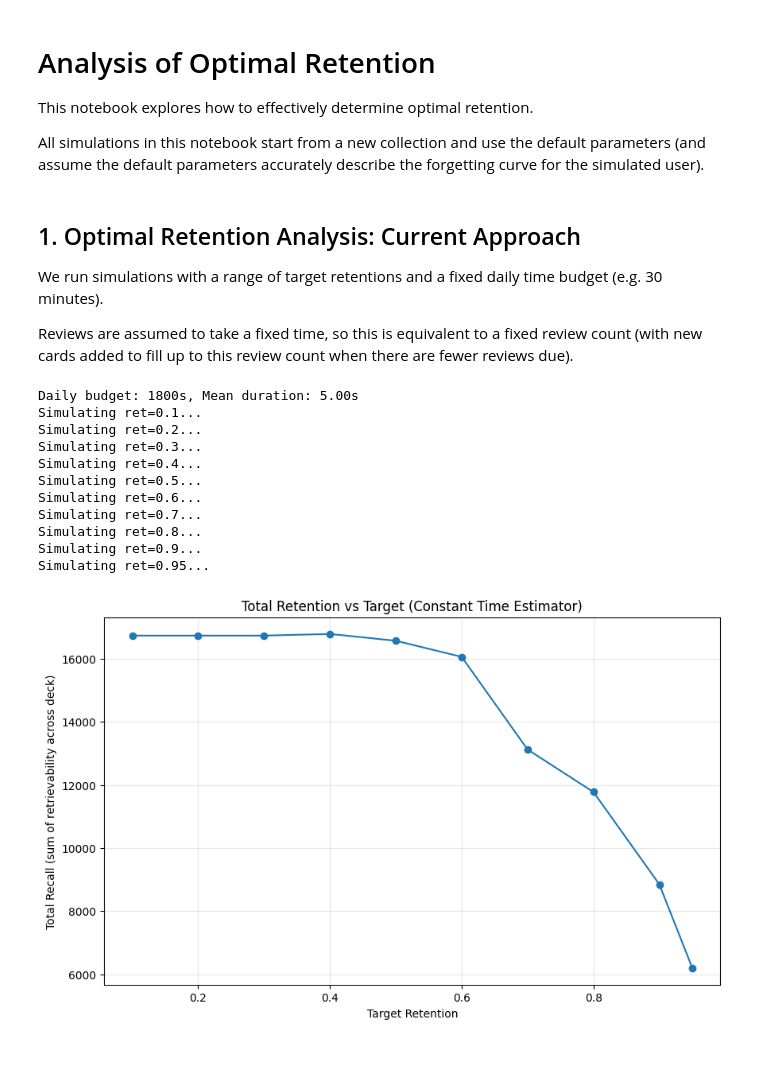
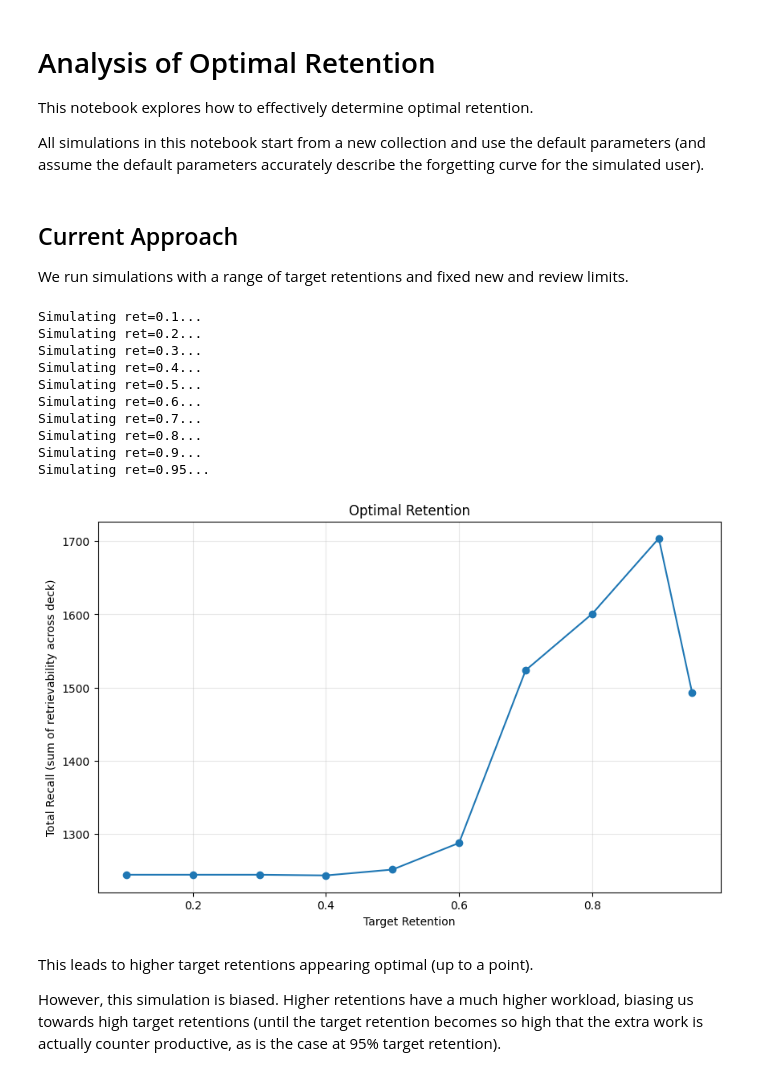
Before and after one commit to a913cb82/fsrs-experiments, a Jupyter notebook: notebooks/Optimal_Retention.ipynb, the cells around one changed output. Cells and saved outputs as stored; diff of their text form; code cells hidden in the pictures.

Commit message:
Update Optimal Retention notebook with fixed new limit simulations

```diff
--- a/notebooks/Optimal_Retention.ipynb
+++ b/notebooks/Optimal_Retention.ipynb
@@ -6,57 +6,49 @@ This notebook explores how to effectively determine optimal retention.
 All simulations in this notebook start from a new collection and use the default parameters (and assume the default parameters accurately describe the forgetting curve for the simulated user).
 # %%
 import matplotlib.pyplot as plt
-# %% [markdown]
-## 1. Optimal Retention Analysis: Current Approach
-We run simulations with a range of target retentions and a fixed daily time budget (e.g. 30 minutes).
-
-Reviews are assumed to take a fixed time, so this is equivalent to a fixed review count (with new cards added to fill up to this review count when there are fewer reviews due).
+# %% [markdown]
+## Current Approach
+We run simulations with a range of target retentions and fixed new and review limits.
 # %%
 from simulate_fsrs import run_simulation
 
-daily_budget_sec = 30 * 60  # 30 minutes
-mean_duration_sec = 5.0  # Mean review duration in seconds
-print(f"Daily budget: {daily_budget_sec}s, Mean duration: {mean_duration_sec:.2f}s")
-
 retentions = [0.1, 0.2, 0.3, 0.4, 0.5, 0.6, 0.7, 0.8, 0.9, 0.95]
 metrics = []
-
-
-def constant_time_estimator(card, rating, current_date):
-    return mean_duration_sec
-
 
 for ret in retentions:
     print(f"Simulating ret={ret}...")
     _, _, sim_metrics = run_simulation(
         n_days=180,
         retention=str(ret),
-        time_limit=daily_budget_sec,
-        time_estimator=constant_time_estimator,
+        review_limit=100,
+        new_limit=10,
         verbose=False,
     )
     metrics.append(sim_metrics)
 
 # Extract totals for plotting
 totals = [m["total_retention"] for m in metrics]
 
 plt.figure(figsize=(10, 6))
 plt.plot(retentions, totals, marker="o")
-plt.title("Total Retention vs Target (Constant Time Estimator)")
+plt.title("Optimal Retention")
 plt.xlabel("Target Retention")
 plt.ylabel("Total Recall (sum of retrievability across deck)")
 plt.grid(True, alpha=0.3)
 plt.show()
 # %% [output]
-Daily budget: 1800s, Mean duration: 5.00s
 Simulating ret=0.1...
 Simulating ret=0.2...
 Simulating ret=0.3...
 Simulating ret=0.4...
 Simulating ret=0.5...
 Simulating ret=0.6...
 Simulating ret=0.7...
 Simulating ret=0.8...
 Simulating ret=0.9...
 Simulating ret=0.95...
-[figure, old version]
+[figure, new version]
+# %% [markdown]
+This leads to higher target retentions appearing optimal (up to a point).
+
+However, this simulation is biased. Higher retentions have a much higher workload, biasing us towards high target retentions (until the target retention becomes so high that the extra work is actually counter productive, as is the case at 95% target retention).
```
Also changed, not shown: parts of 10 cells of this notebook, 2 other files.
